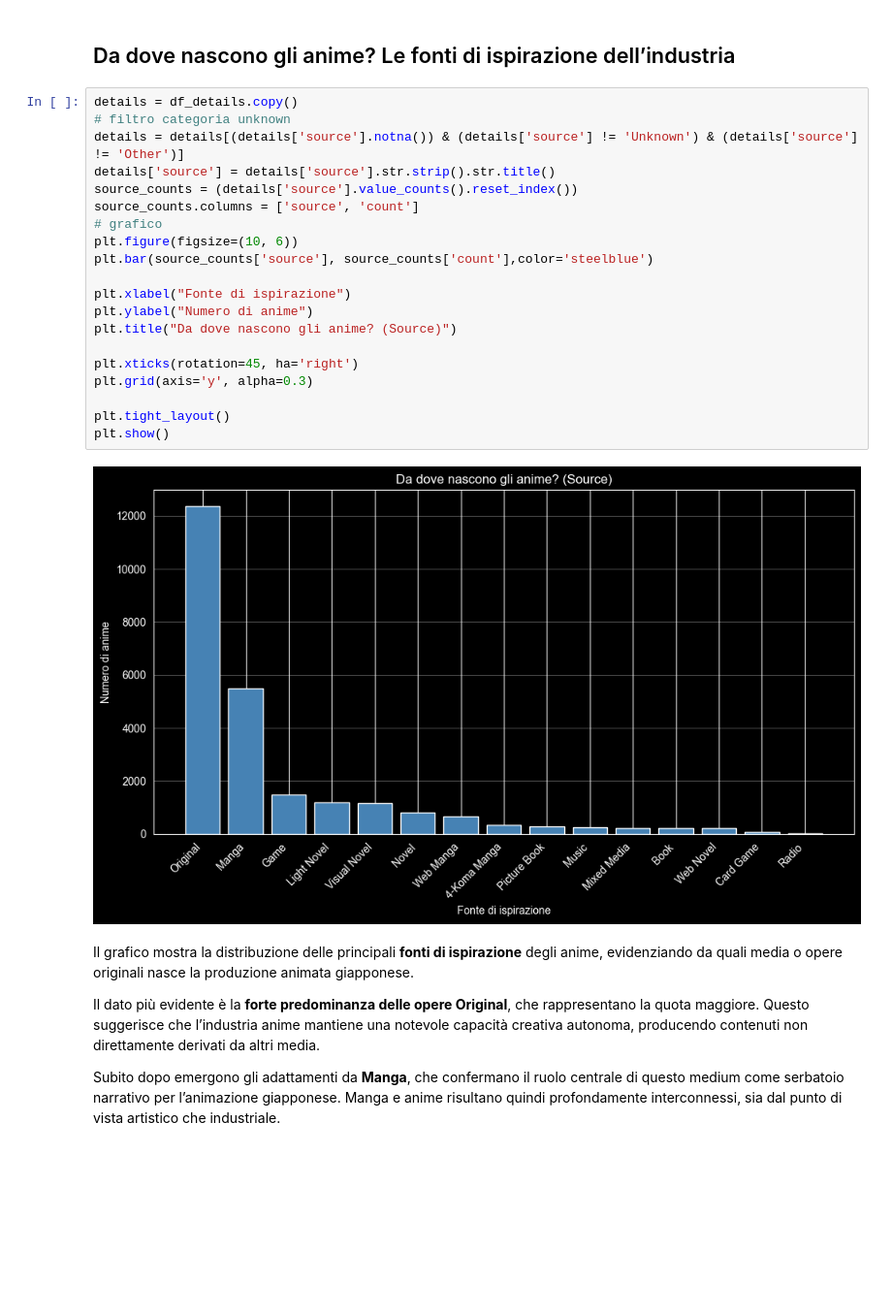
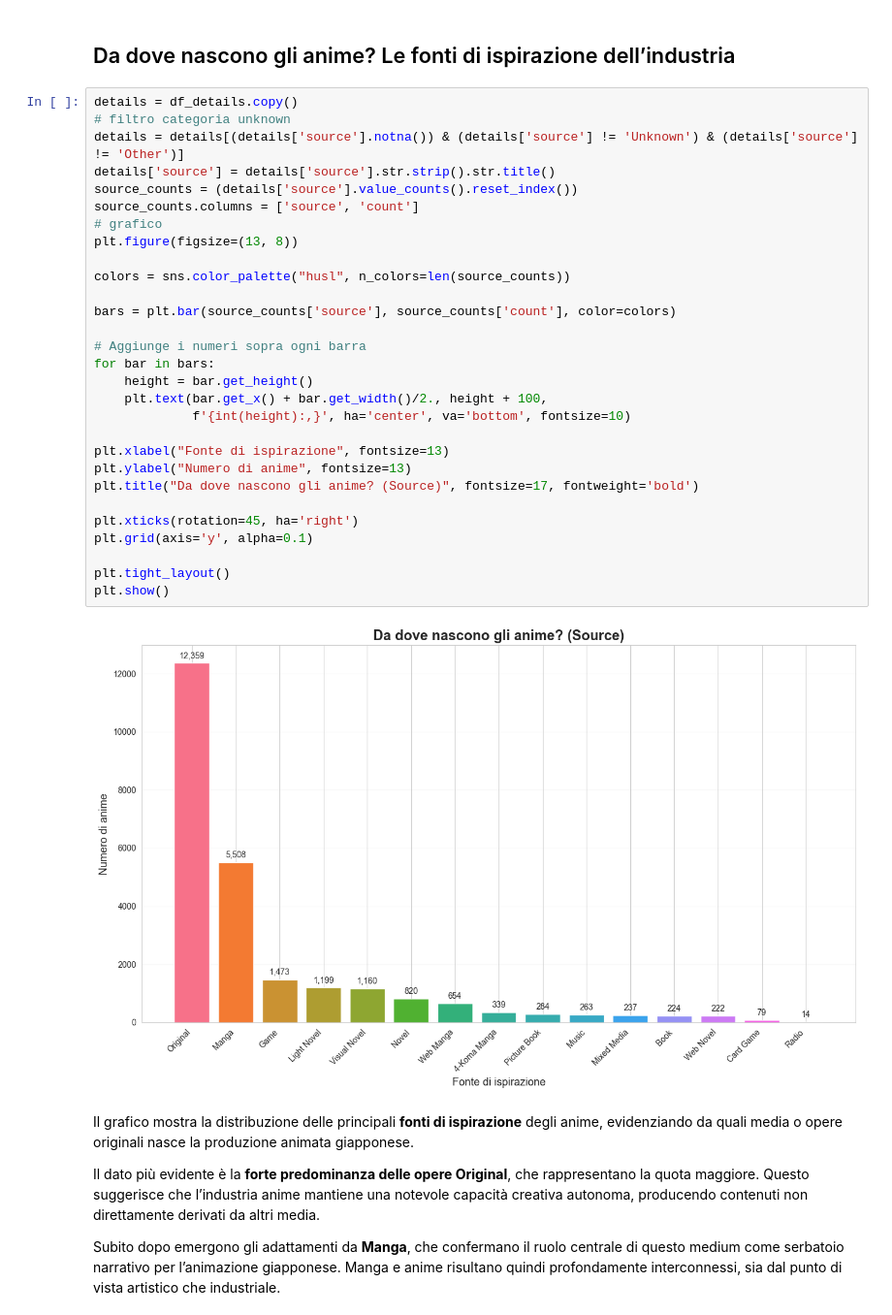
Before and after one commit to kledisateqja/hci-assignment, a Jupyter notebook: solution/notebook/storytelling.ipynb, the cells around one changed output. Shown at 97% size. Saved outputs shown, nothing was run; the diff lists cells and outputs as text; blank space fills up the shorter version.

```diff
--- a/solution/notebook/storytelling.ipynb
+++ b/solution/notebook/storytelling.ipynb
@@ -277,25 +276,34 @@ Al contrario, generi come Drama e Romance sembrano essere sottovalutati dall’i
 # %%
 details = df_details.copy()
 # filtro categoria unknown
 details = details[(details['source'].notna()) & (details['source'] != 'Unknown') & (details['source'] != 'Other')]
 details['source'] = details['source'].str.strip().str.title()
 source_counts = (details['source'].value_counts().reset_index())
 source_counts.columns = ['source', 'count']
 # grafico
-plt.figure(figsize=(10, 6))
-plt.bar(source_counts['source'], source_counts['count'],color='steelblue')
+plt.figure(figsize=(13, 8))
 
-plt.xlabel("Fonte di ispirazione")
-plt.ylabel("Numero di anime")
-plt.title("Da dove nascono gli anime? (Source)")
+colors = sns.color_palette("husl", n_colors=len(source_counts))
+
+bars = plt.bar(source_counts['source'], source_counts['count'], color=colors)
+
+# Aggiunge i numeri sopra ogni barra
+for bar in bars:
+    height = bar.get_height()
+    plt.text(bar.get_x() + bar.get_width()/2., height + 100,
+             f'{int(height):,}', ha='center', va='bottom', fontsize=10)
+
+plt.xlabel("Fonte di ispirazione", fontsize=13)
+plt.ylabel("Numero di anime", fontsize=13)
+plt.title("Da dove nascono gli anime? (Source)", fontsize=17, fontweight='bold')
 
 plt.xticks(rotation=45, ha='right')
-plt.grid(axis='y', alpha=0.3)
+plt.grid(axis='y', alpha=0.1)
 
 plt.tight_layout()
 plt.show()
 # %% [output]
-[figure, old version]
+[figure, new version]
 # %% [markdown]
 Il grafico mostra la distribuzione delle principali **fonti di ispirazione** degli anime, evidenziando da quali media o opere originali nasce la produzione animata giapponese.
 
```
Also changed, not shown: parts of 2 cells of this notebook.
